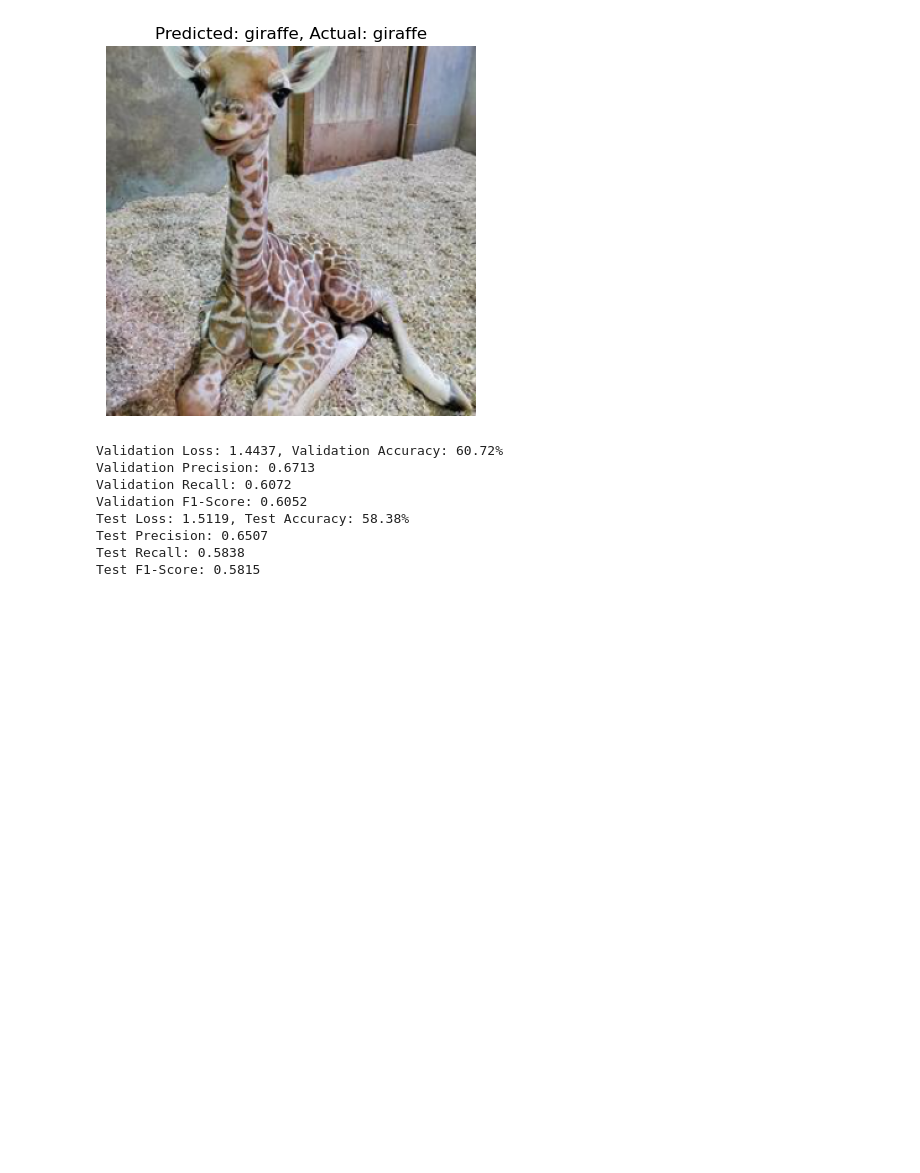
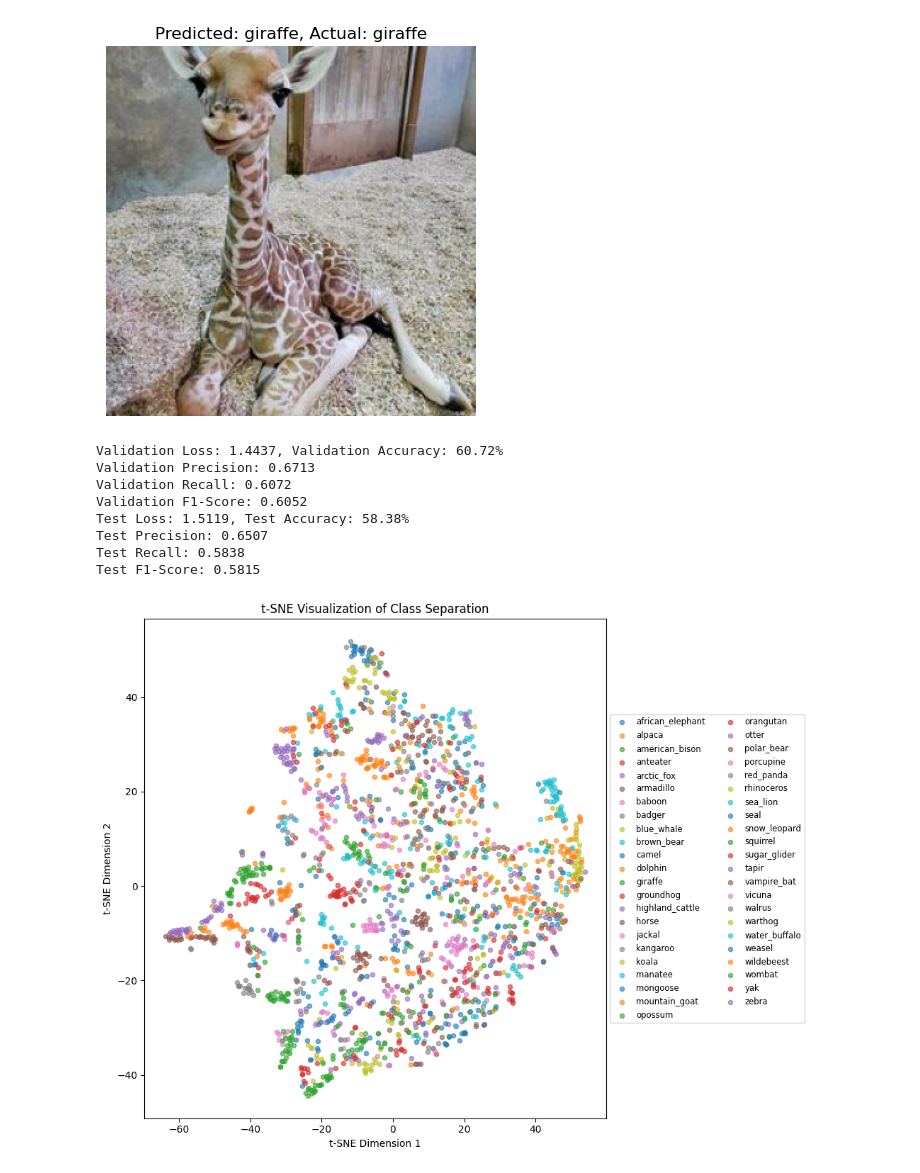
Before and after one commit to vatsal-30/mammal-species-classification, a Jupyter notebook: Source_Code/IncpetionV3/InceptionV3(Dataset 3).ipynb, the cells around one changed output. Saved outputs shown, nothing was run; the diff lists cells and outputs as text; code cells hidden in the pictures; blank space fills up the shorter version.

```diff
--- a/Source_Code/IncpetionV3/InceptionV3(Dataset 3).ipynb
+++ b/Source_Code/IncpetionV3/InceptionV3(Dataset 3).ipynb
@@ -285,3 +285,48 @@ Test Loss: 1.5119, Test Accuracy: 58.38%
 Test Precision: 0.6507
 Test Recall: 0.5838
 Test F1-Score: 0.5815
+# %%
+from sklearn.manifold import TSNE
+import cv2
+
+def extract_features_for_tsne(model, data_loader, device):
+    model.eval()
+    features = []
+    labels = []
+
+    with torch.no_grad():
+        for inputs, lbls in data_loader:
+            inputs = inputs.to(device)
+            lbls = lbls.to(device)
+
+            features_batch = model(inputs)
+            features.append(features_batch.cpu().numpy())
+            labels.append(lbls.cpu().numpy())
+
+    features = np.concatenate(features)
+    labels = np.concatenate(labels)
+    return features, labels
+
+def visualize_tsne(features, labels, class_names):
+    tsne = TSNE(n_components=2, random_state=42)
+    tsne_features = tsne.fit_transform(features)
+
+    plt.figure(figsize=(12, 8))
+
+    for i, class_name in enumerate(class_names):
+        idx = labels == i
+        plt.scatter(tsne_features[idx, 0], tsne_features[idx, 1], label=class_name, alpha=0.6, s=20)
+
+    plt.legend(loc='center left', bbox_to_anchor=(1, 0.5), fontsize='small', ncol=2)
+
+    plt.title("t-SNE Visualization of Class Separation")
+    plt.xlabel("t-SNE Dimension 1")
+    plt.ylabel("t-SNE Dimension 2")
+
+    plt.tight_layout(rect=[0, 0, 0.85, 1])
+    plt.show()
+
+features, labels = extract_features_for_tsne(model, val_loader, device)
+visualize_tsne(features, labels, class_names)
+# %% [output]
+[figure, added]
```
Also changed, not shown: 1 other file.
